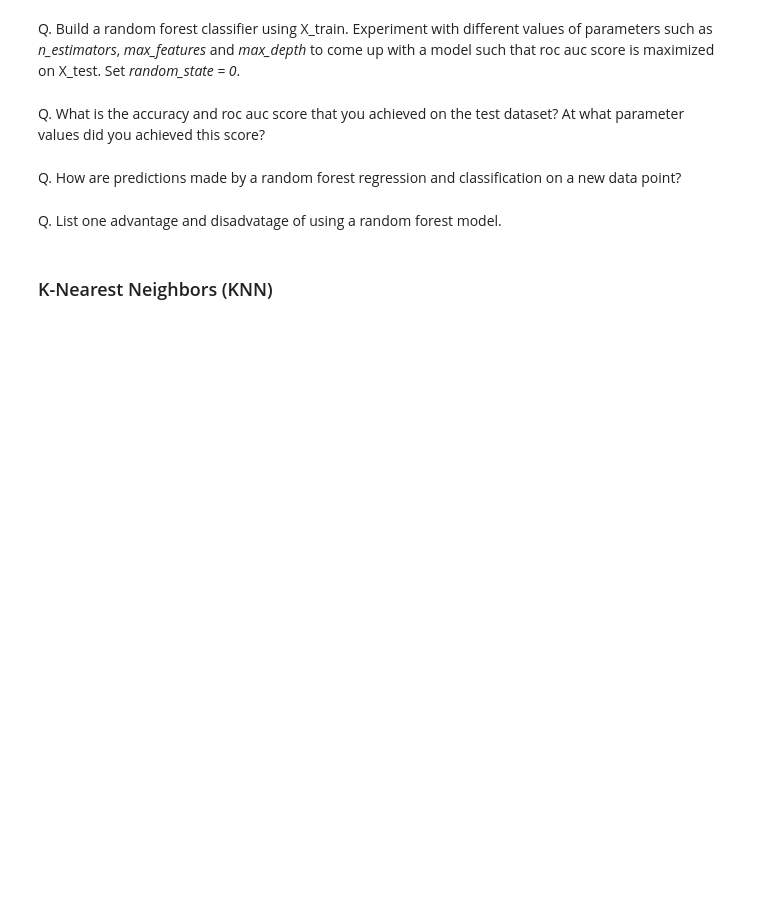
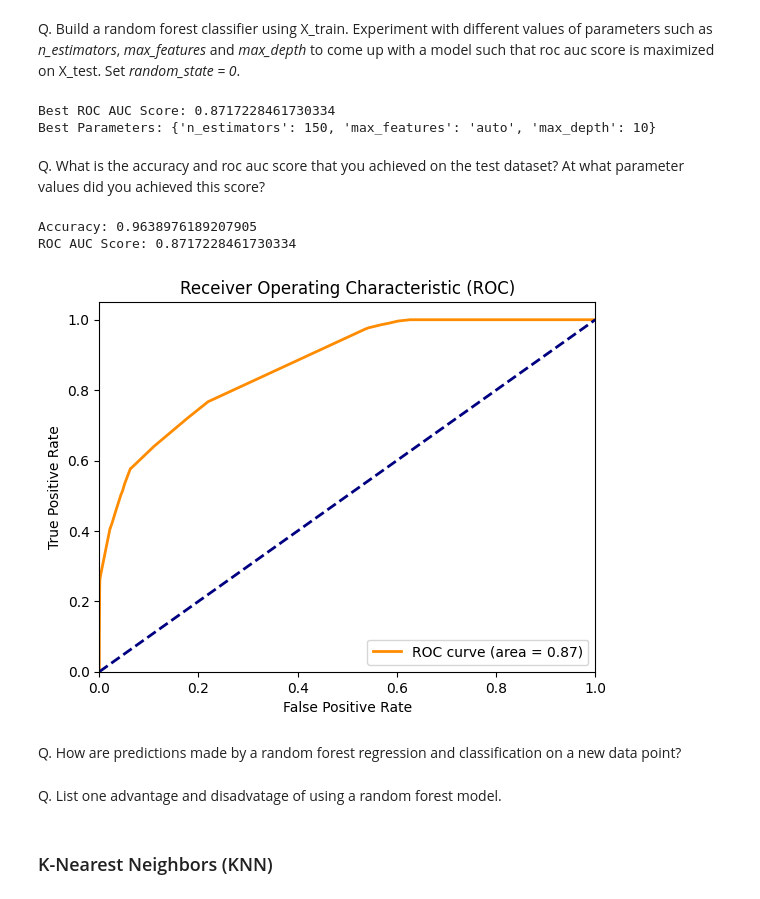
Before and after one commit to MadugulaMeenakshi/-_1, a Jupyter notebook: Assignment_Classification.ipynb, the cells around one changed output. Saved outputs shown, nothing was run; the diff lists cells and outputs as text; code cells hidden in the pictures; blank space fills up the shorter version.

```diff
--- a/Assignment_Classification.ipynb
+++ b/Assignment_Classification.ipynb
@@ -415,6 +621,69 @@ It helps improve machine learning results by combining several models.
 # %% [markdown]
 Q. Build a random forest classifier using X_train. Experiment with different values of parameters such as *n_estimators*, *max_features* and *max_depth* to come up with a model such that roc auc score is maximized on X_test. Set *random_state = 0*.
+# %%
+from sklearn.ensemble import RandomForestClassifier
+# Experimenting with different parameter values
+best_roc_auc = 0
+best_params = {}
+
+for n_estimators in [50, 100, 150]:
+    for max_features in ['auto', 'sqrt', 'log2']:
+        for max_depth in [None, 5, 10]:
+            # Build the Random Forest model
+            rf_classifier = RandomForestClassifier(n_estimators=n_estimators, max_features=max_features, max_depth=max_depth, random_state=0)
+            rf_classifier.fit(X_train, y_train)
+
+            # Predict probabilities for positive class
+            y_pred_proba = rf_classifier.predict_proba(X_test)[:, 1]
+
+            # Calculate ROC AUC score
+            roc_auc = roc_auc_score(y_test, y_pred_proba)
+
+            # Update best parameters if ROC AUC score is improved
+            if roc_auc > best_roc_auc:
+                best_roc_auc = roc_auc
+                best_params = {'n_estimators': n_estimators, 'max_features': max_features, 'max_depth': max_depth}
+
+print("Best ROC AUC Score:", best_roc_auc)
+print("Best Parameters:", best_params)
+# %% [output]
+Best ROC AUC Score: 0.8717228461730334
+Best Parameters: {'n_estimators': 150, 'max_features': 'auto', 'max_depth': 10}
 # %% [markdown]
 Q. What is the accuracy and roc auc score that you achieved on the test dataset? At what parameter values did you achieved this score?
+# %%
+# Build the final Random Forest model using the best parameters
+final_rf_classifier = RandomForestClassifier(n_estimators=best_params['n_estimators'],
+                                              max_features=best_params['max_features'],
+                                              max_depth=best_params['max_depth'],
+                                              random_state=0)
+final_rf_classifier.fit(X_train, y_train)
+
+# Predict on the test set and calculate accuracy
+y_pred = final_rf_classifier.predict(X_test)
+accuracy = accuracy_score(y_test, y_pred)
+print("Accuracy:", accuracy)
+
+
+# Plot the ROC curve for the final Random Forest model
+y_pred_proba_final = final_rf_classifier.predict_proba(X_test)[:, 1]
+fpr, tpr, _ = roc_curve(y_test, y_pred_proba_final)
+roc_auc = auc(fpr, tpr)
+print("ROC AUC Score:", roc_auc)
+
+plt.figure()
+plt.plot(fpr, tpr, color='darkorange', lw=2, label='ROC curve (area = %0.2f)' % roc_auc)
+plt.plot([0, 1], [0, 1], color='navy', lw=2, linestyle='--')
+plt.xlim([0.0, 1.0])
+plt.ylim([0.0, 1.05])
+plt.xlabel('False Positive Rate')
+plt.ylabel('True Positive Rate')
+plt.title('Receiver Operating Characteristic (ROC)')
+plt.legend(loc="lower right")
+plt.show()
+# %% [output]
+Accuracy: 0.9638976189207905
+ROC AUC Score: 0.8717228461730334
+[figure, added]
 # %% [markdown]
 Q. How are predictions made by a random forest regression and classification on a new data point?
```
Also changed, not shown: parts of 38 cells of this notebook.
